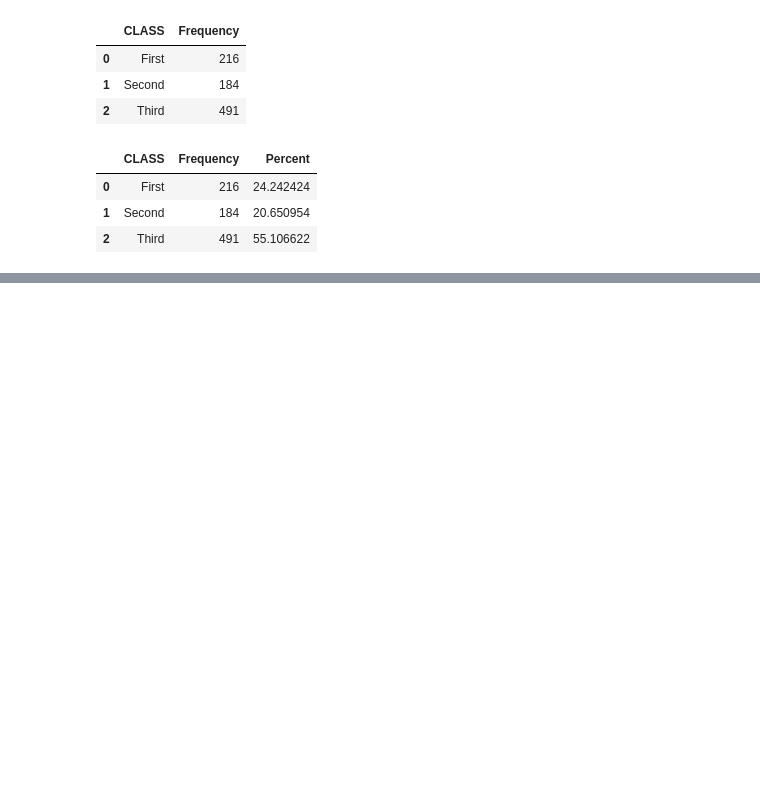
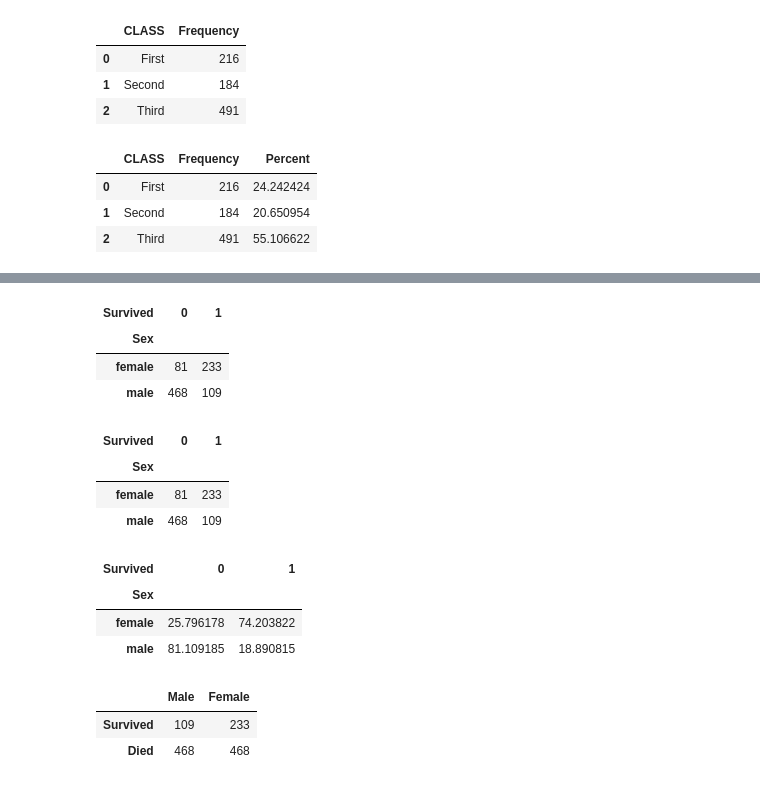
Before and after one commit to ReapersOne/AI, a Jupyter notebook: Semester 1/Titanic/Titanic.ipynb, the cells around one changed output, grey strips where cells are left out. Saved outputs shown, nothing was run; the diff lists cells and outputs as text; code cells hidden in the pictures; blank space fills up the shorter version.

Commit message:
contingency tables
started contingency tables and percentages

```diff
--- a/Semester 1/Titanic/Titanic.ipynb
+++ b/Semester 1/Titanic/Titanic.ipynb
@@ -255,0 +265,12 @@ Name: 706, dtype: object
+# %%
+contingency_table = pd.crosstab(df['Sex'],
+                                df['Survived'],
+                                rownames=['Sex'],
+                                colnames=['Survived'])
+# %%
+contingency_table
+# %% [output]
+| Survived | 0 | 1 |
+| Sex |  |  |
+| female | 81 | 233 |
+| male | 468 | 109 |
@@ -255,0 +283,38 @@ Name: 706, dtype: object
+# %%
+contingency_table
+# %% [output]
+| Survived | 0 | 1 |
+| Sex |  |  |
+| female | 81 | 233 |
+| male | 468 | 109 |
+# %%
+contingency_table_percent
+# %% [output]
+| Survived | 0 | 1 |
+| Sex |  |  |
+| female | 25.796178 | 74.203822 |
+| male | 81.109185 | 18.890815 |
+# %%
+maleSurvived = 0
+femaleSurvived = 0
+maleDied = 0
+femaleDied = 0
+for idx in range(len(df)):
+    if df.loc[idx]['Sex'] == 'male' and df.loc[idx]['Survived'] == 0:
+        maleDied += 1
+    elif df.loc[idx]['Sex'] == 'male' and df.loc[idx]['Survived'] == 1:
+        maleSurvived += 1
+    elif df.loc[idx]['Sex'] == 'female' and df.loc[idx]['Survived'] == 0:
+        femaleDied += 1
+    elif df.loc[idx]['Sex'] == 'female' and df.loc[idx]['Survived'] == 1:
+        femaleSurvived += 1
+conTable = pd.DataFrame({
+    'Male': [maleSurvived, maleDied],
+    'Female': [femaleSurvived, maleDied]
+})
+conTable.index = ['Survived', 'Died']
+conTable.head()
+# %% [output]
+|  | Male | Female |
+| Survived | 109 | 233 |
+| Died | 468 | 468 |
```
Also changed, not shown: parts of 7 cells of this notebook.
